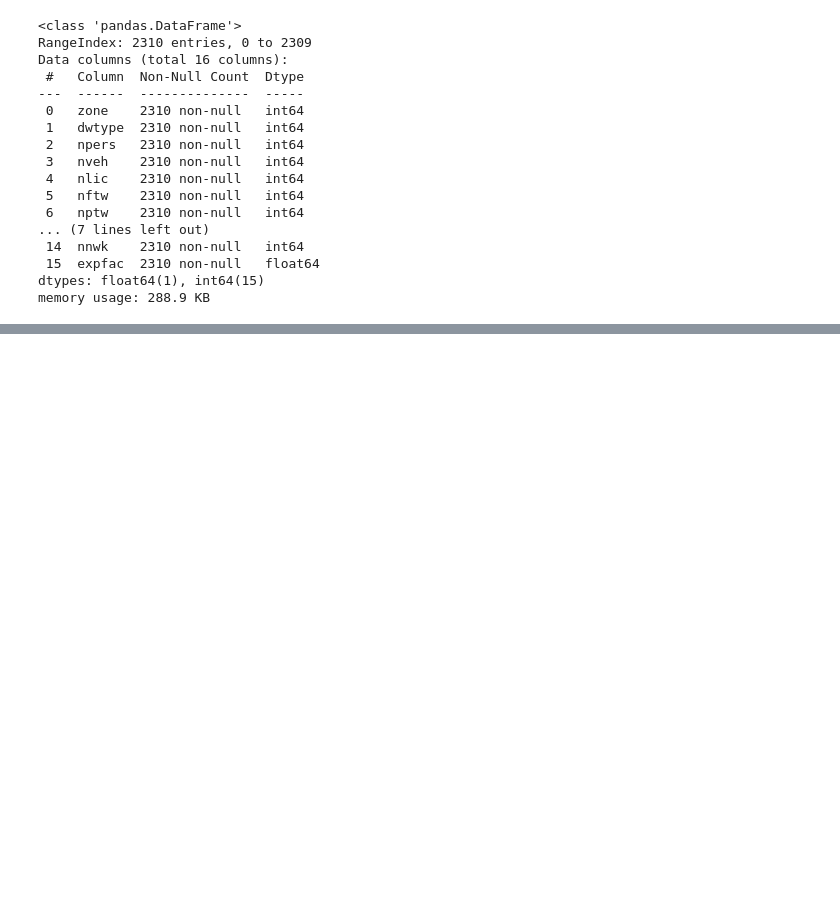
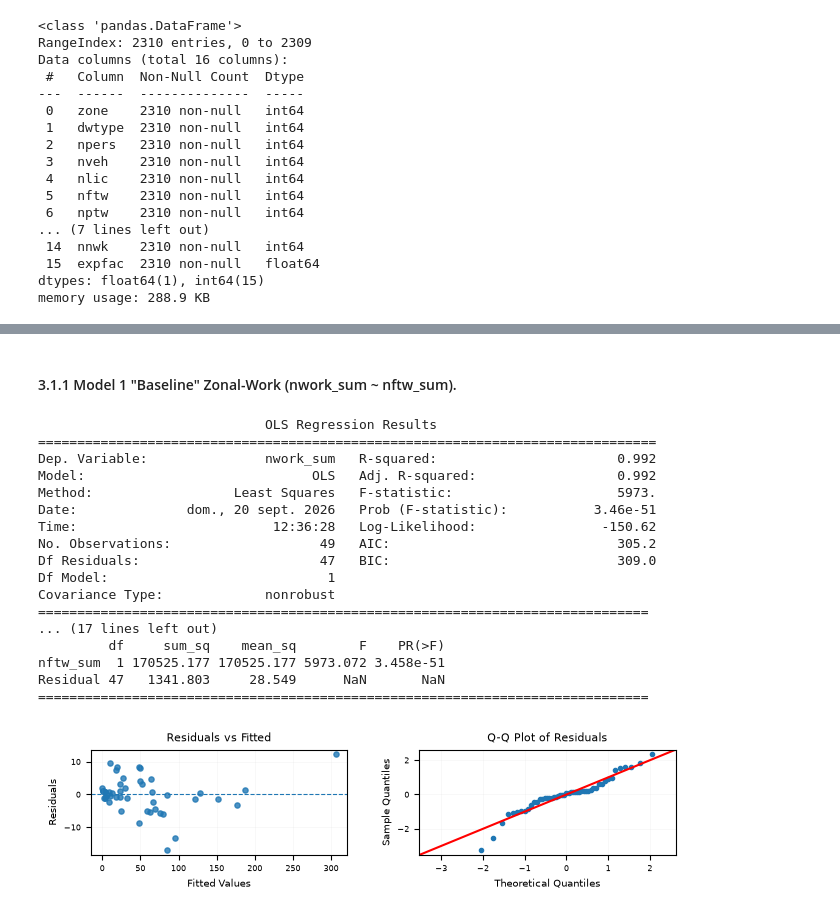
Before and after one commit to jaagarciamu/508_CME_Tranportation_plan, a Jupyter notebook: notebooks/homework_1.ipynb, the cells around one changed output, grey strips where cells are left out. Saved outputs shown, nothing was run; the diff lists cells and outputs as text; code cells hidden in the pictures; blank space fills up the shorter version.

```diff
--- a/notebooks/homework_1.ipynb
+++ b/notebooks/homework_1.ipynb
@@ -44,0 +406,5 @@ Data file: data\raw\ps1-data.csv
+# %%
+# report: hide-cell
+def mode_first(x):
+    m = x.mode()
+    return m.iloc[0] if not m.empty else np.nan
@@ -169,0 +694,31 @@ Validation passed: the dataset is non-empty and contains all 16 expected columns
+# %%
+# report: hide-cell
+zone_sum = zone_df_sum.copy()
+
+zone_sum = zone_sum.rename(
+    columns={
+        col: f"{col}_sum"
+        for col in zone_sum.columns
+        if col != "zone"
+    }
+)
+
+zone_mean = (
+    zone_df_mean
+    .drop(columns=["nwork_sum", "nnwk_sum"])
+    .copy()
+)
+
+zone_mean = zone_mean.rename(
+    columns={
+        col: f"{col}_mean"
+        for col in zone_mean.columns
+        if col != "zone"
+    }
+)
+
+zone_df = zone_sum.merge(
+    zone_mean,
+    on="zone",
+    how="left"
+)
@@ -169,0 +745,30 @@ Validation passed: the dataset is non-empty and contains all 16 expected columns
+# %% [markdown]
+#### 3.1.1 Model 1 "Baseline" Zonal-Work (nwork_sum ~ nftw_sum).
+# %%
+model = smf.ols(
+    "nwork_sum ~ nftw_sum",
+    data=zone_df
+).fit()
+
+print(model.summary())
+show_anova(model)
+plot_regression_diagnostics(model)
+# %% [output]
+                             OLS Regression Results
+===============================================================================
+Dep. Variable:               nwork_sum   R-squared:                       0.992
+Model:                             OLS   Adj. R-squared:                  0.992
+Method:                  Least Squares   F-statistic:                     5973.
+Date:              dom., 20 sept. 2026   Prob (F-statistic):           3.46e-51
+Time:                         12:36:28   Log-Likelihood:                -150.62
+No. Observations:                   49   AIC:                             305.2
+Df Residuals:                       47   BIC:                             309.0
+Df Model:                            1
+Covariance Type:             nonrobust
+==============================================================================
+... (17 lines left out)
+         df     sum_sq    mean_sq        F    PR(>F)
+nftw_sum  1 170525.177 170525.177 5973.072 3.458e-51
+Residual 47   1341.803     28.549      NaN       NaN
+==============================================================================
+[figure, added]
```
Also changed, not shown: parts of 91 cells of this notebook, 7 other files.
